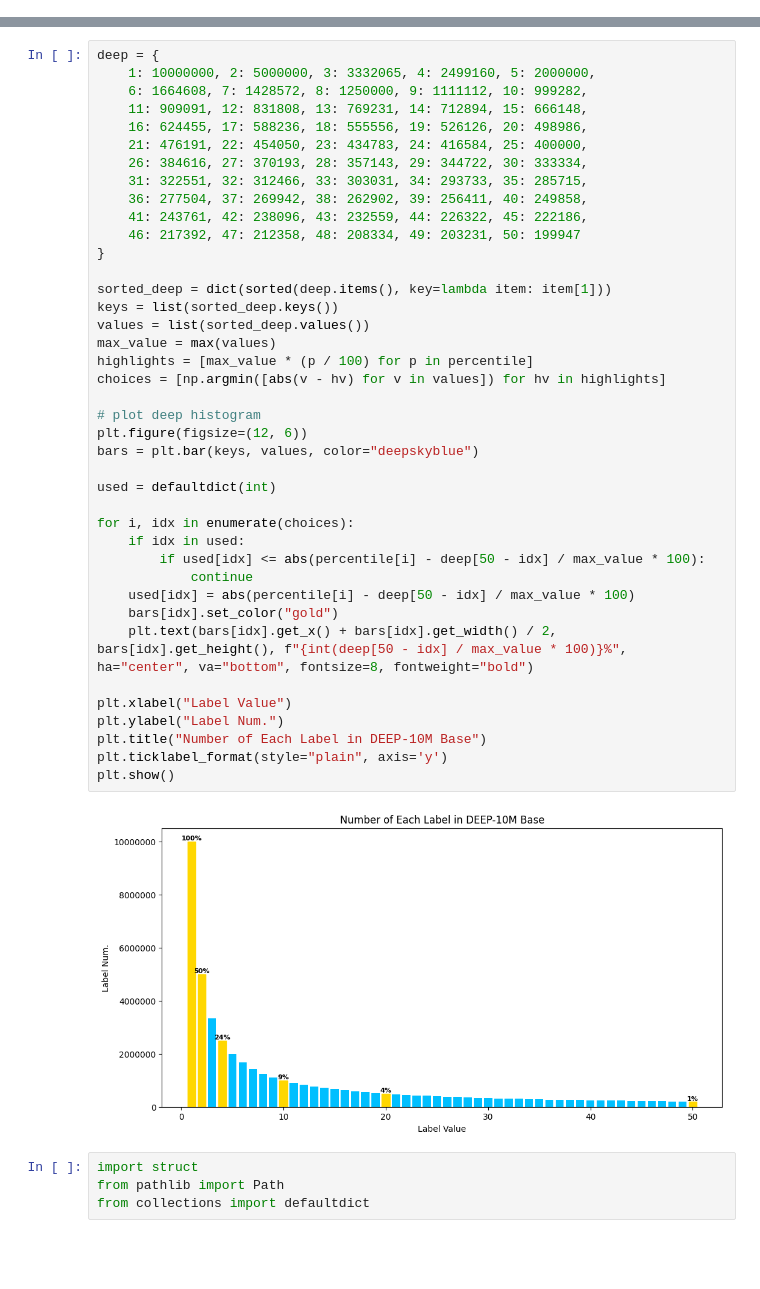
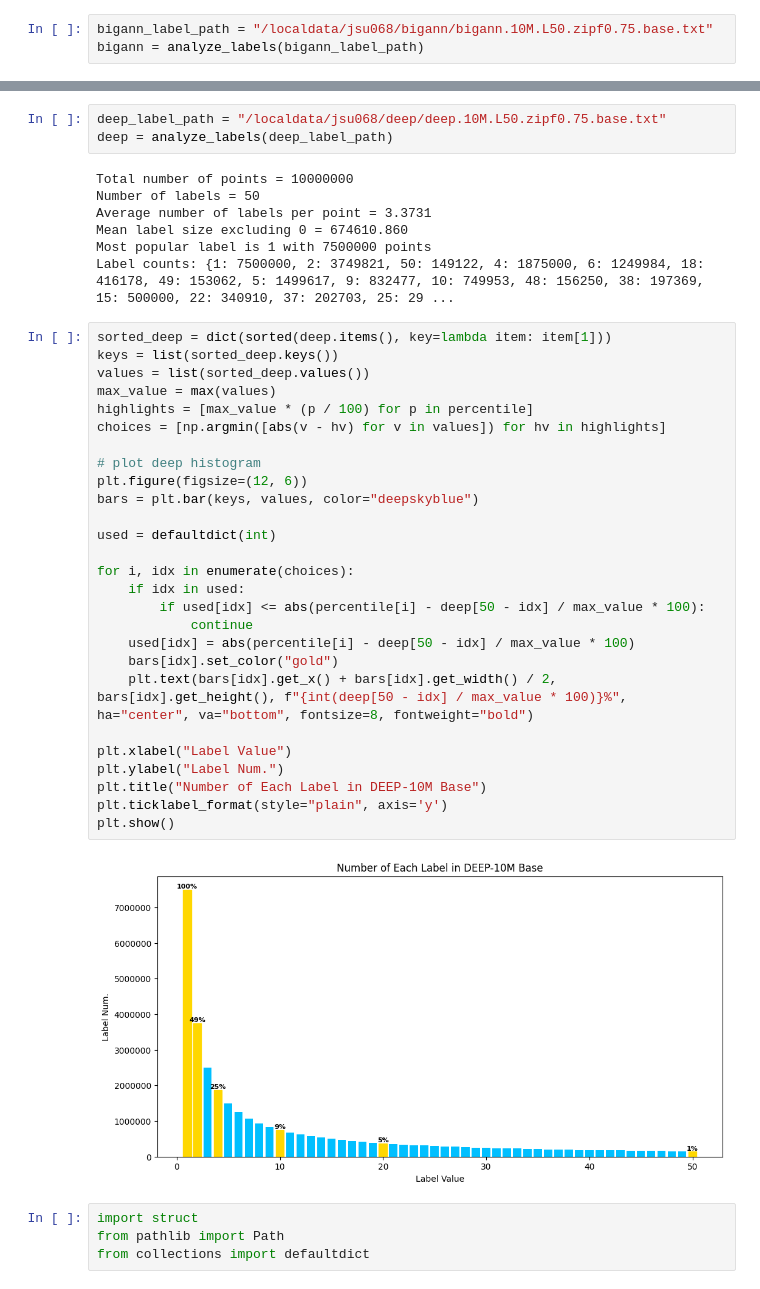
Before and after one commit to sujingbo0217/ANNlib, a Jupyter notebook: data/label_analysis.ipynb, the cells around one changed output, grey strips where cells are left out. Cells and saved outputs as stored; diff of their text form; blank space fills up the shorter version.

```diff
--- a/data/label_analysis.ipynb
+++ b/data/label_analysis.ipynb
@@ -4,0 +39,3 @@ from collections import defaultdict
+# %%
+bigann_label_path = "/localdata/jsu068/bigann/bigann.10M.L50.zipf0.75.base.txt"
+bigann = analyze_labels(bigann_label_path)
@@ -49,45 +80,42 @@ plt.show()
+# %%
+deep_label_path = "/localdata/jsu068/deep/deep.10M.L50.zipf0.75.base.txt"
+deep = analyze_labels(deep_label_path)
+# %% [output]
+Total number of points = 10000000
+Number of labels = 50
+Average number of labels per point = 3.3731
+Mean label size excluding 0 = 674610.860
+Most popular label is 1 with 7500000 points
+Label counts: {1: 7500000, 2: 3749821, 50: 149122, 4: 1875000, 6: 1249984, 18: 416178, 49: 153062, 5: 1499617, 9: 832477, 10: 749953, 48: 156250, 38: 197369, 15: 500000, 22: 340910, 37: 202703, 25: 29 ...
 # %%
-deep = {
-    1: 10000000, 2: 5000000, 3: 3332065, 4: 2499160, 5: 2000000,
-    6: 1664608, 7: 1428572, 8: 1250000, 9: 1111112, 10: 999282,
-    11: 909091, 12: 831808, 13: 769231, 14: 712894, 15: 666148,
-    16: 624455, 17: 588236, 18: 555556, 19: 526126, 20: 498986,
-    21: 476191, 22: 454050, 23: 434783, 24: 416584, 25: 400000,
-    26: 384616, 27: 370193, 28: 357143, 29: 344722, 30: 333334,
-    31: 322551, 32: 312466, 33: 303031, 34: 293733, 35: 285715,
-    36: 277504, 37: 269942, 38: 262902, 39: 256411, 40: 249858,
-    41: 243761, 42: 238096, 43: 232559, 44: 226322, 45: 222186,
-    46: 217392, 47: 212358, 48: 208334, 49: 203231, 50: 199947
-}
-
 sorted_deep = dict(sorted(deep.items(), key=lambda item: item[1]))
 keys = list(sorted_deep.keys())
 values = list(sorted_deep.values())
 max_value = max(values)
 highlights = [max_value * (p / 100) for p in percentile]
 choices = [np.argmin([abs(v - hv) for v in values]) for hv in highlights]
 
 # plot deep histogram
 plt.figure(figsize=(12, 6))
 bars = plt.bar(keys, values, color="deepskyblue")
 
 used = defaultdict(int)
 
 for i, idx in enumerate(choices):
     if idx in used:
         if used[idx] <= abs(percentile[i] - deep[50 - idx] / max_value * 100):
             continue
     used[idx] = abs(percentile[i] - deep[50 - idx] / max_value * 100)
     bars[idx].set_color("gold")
     plt.text(bars[idx].get_x() + bars[idx].get_width() / 2, bars[idx].get_height(), f"{int(deep[50 - idx] / max_value * 100)}%", ha="center", va="bottom", fontsize=8, fontweight="bold")
 
 plt.xlabel("Label Value")
 plt.ylabel("Label Num.")
 plt.title("Number of Each Label in DEEP-10M Base")
 plt.ticklabel_format(style="plain", axis='y')
 plt.show()
 # %% [output]
-[figure, old version]
+[figure, new version]
 # %%
 import struct
 from pathlib import Path
```
Also changed, not shown: parts of 17 cells of this notebook, 3 other files.
